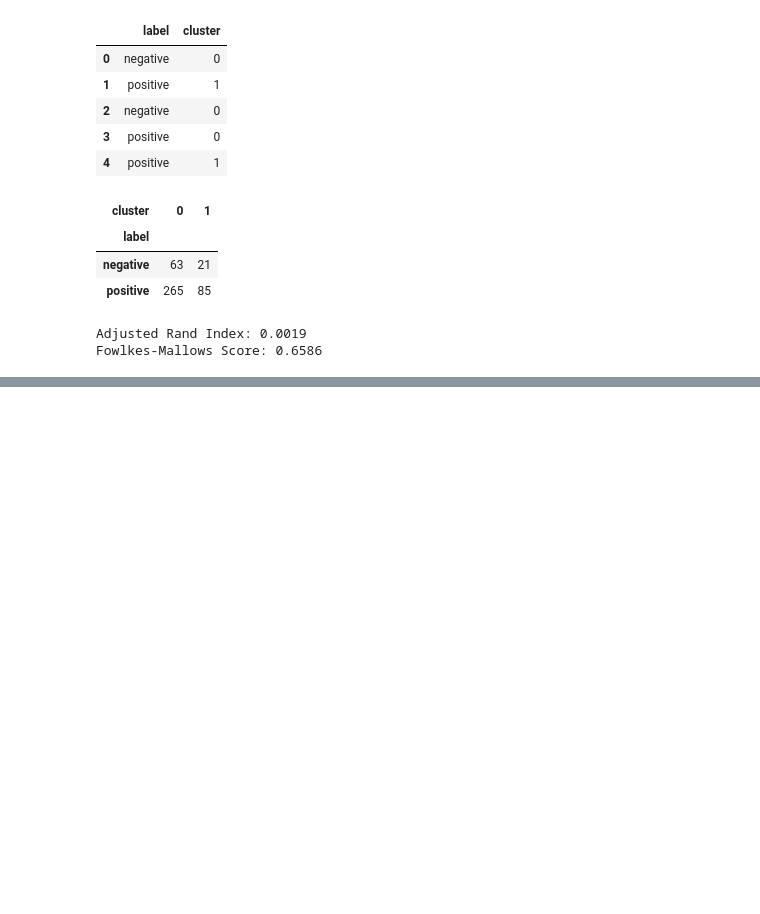
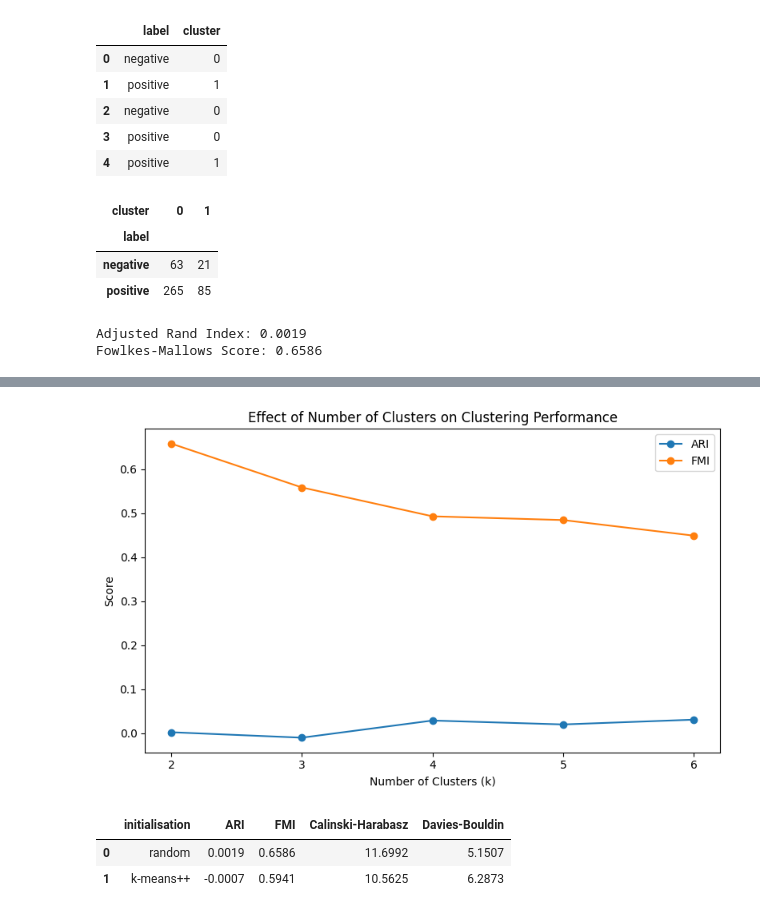
Before and after one commit to Sib26-cyber/TextAnalysis-assignment, a Jupyter notebook: Report_HPR.ipynb, the cells around one changed output, grey strips where cells are left out. Cells and saved outputs as stored; diff of their text form; code cells hidden in the pictures; blank space fills up the shorter version.

```diff
--- a/Report_HPR.ipynb
+++ b/Report_HPR.ipynb
@@ -554,0 +580,24 @@ Fowlkes-Mallows Score: 0.6586
+# %%
+# Evaluate the number of clusters (k) from 2 to 6
+k_values = [2, 3, 4, 5, 6]
+
+k_results = []
+
+for k in k_values:
+    model, labels, centers = tmu.k_means_clustering(baseline_tfidf_matrix, k=k, initialisation='random')
+
+    ari = adjusted_rand_score(data["label"], labels)
+    fmi = fowlkes_mallows_score(data["label"], labels)
+    ch = calinski_harabasz_score(baseline_tfidf_matrix, labels)
+    db = davies_bouldin_score(baseline_tfidf_matrix, labels)
+
+    k_results.append({
+        "k": k,
+        "ARI": round(ari, 4),
+        "FMI": round(fmi, 4),
+        "Calinski-Harabasz": round(ch, 4),
+        "Davies-Bouldin": round(db, 4)
+    })
+
+k_results_df = pd.DataFrame(k_results)
+k_results_df
@@ -554,0 +611,45 @@ Fowlkes-Mallows Score: 0.6586
+# %%
+plt.figure(figsize=(8,5))
+plt.plot(k_results_df["k"], k_results_df["ARI"], marker='o', label="ARI")
+plt.plot(k_results_df["k"], k_results_df["FMI"], marker='o', label="FMI")
+plt.title("Effect of Number of Clusters on Clustering Performance")
+plt.xlabel("Number of Clusters (k)")
+plt.ylabel("Score")
+plt.xticks(k_values)
+plt.legend()
+plt.tight_layout()
+plt.show()
+# %% [output]
+[figure, added]
+# %%
+#Compare random and k-means++
+init_methods = ["random", "k-means++"]
+
+init_results = []
+
+for init_method in init_methods:
+    model, labels, centers = tmu.k_means_clustering(
+        baseline_tfidf_matrix,
+        k=2,
+        initialisation=init_method
+    )
+
+    ari = adjusted_rand_score(data["label"], labels)
+    fmi = fowlkes_mallows_score(data["label"], labels)
+    ch = calinski_harabasz_score(baseline_tfidf_matrix, labels)
+    db = davies_bouldin_score(baseline_tfidf_matrix, labels)
+
+    init_results.append({
+        "initialisation": init_method,
+        "ARI": round(ari, 4),
+        "FMI": round(fmi, 4),
+        "Calinski-Harabasz": round(ch, 4),
+        "Davies-Bouldin": round(db, 4)
+    })
+
+init_results_df = pd.DataFrame(init_results)
+init_results_df
+# %% [output]
+|  | initialisation | ARI | FMI | Calinski-Harabasz | Davies-Bouldin |
+| 0 | random | 0.0019 | 0.6586 | 11.6992 | 5.1507 |
+| 1 | k-means++ | -0.0007 | 0.5941 | 10.5625 | 6.2873 |
```
Also changed, not shown: parts of 27 cells of this notebook.
